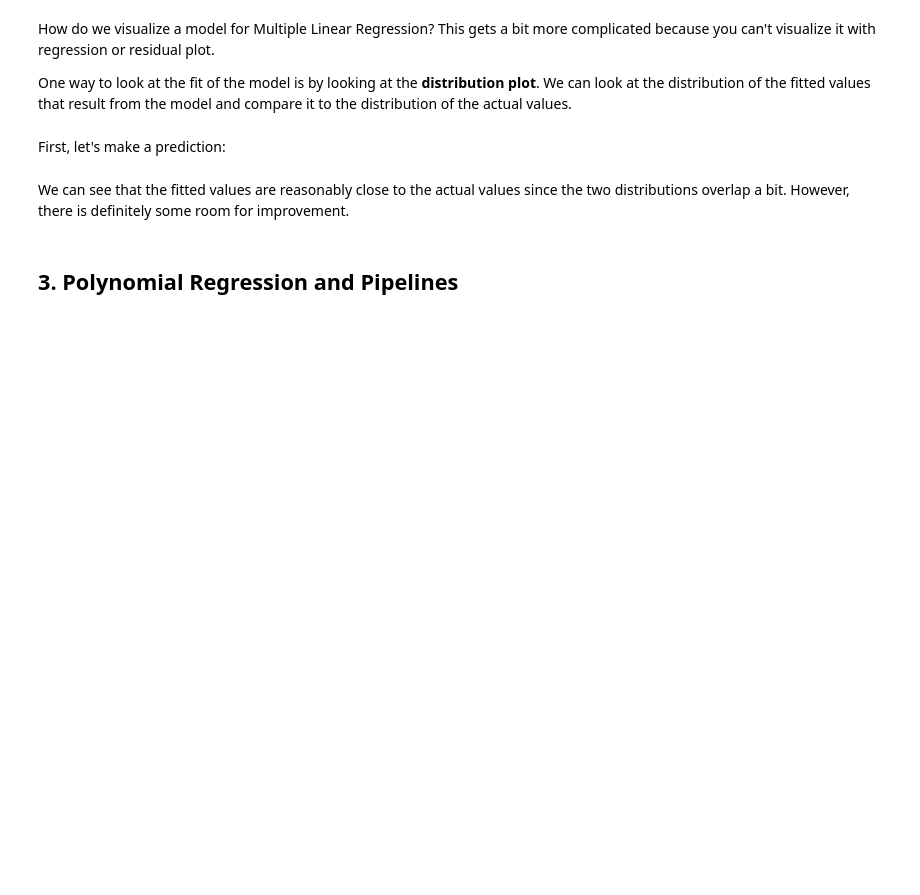
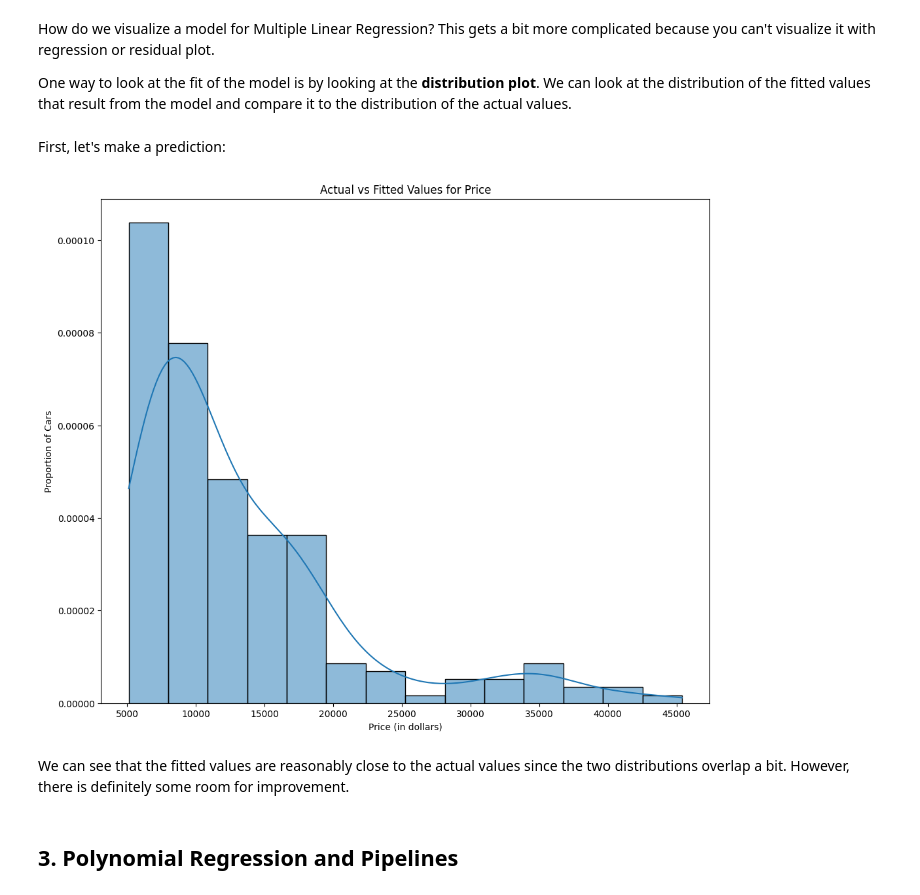
Before and after one commit to samarth003/ibm-data-science-repo, a Jupyter notebook: Python-Data-Analysis/Mod4/DA0101EN-4-Review-Model-Development-20231003-1696291200.jupyterlite.ipynb, the cells around one changed output. Drawn from its saved outputs; the diff is of its cells as text; code cells hidden in the pictures; blank space fills up the shorter version.

```diff
--- a/Python-Data-Analysis/Mod4/DA0101EN-4-Review-Model-Development-20231003-1696291200.jupyterlite.ipynb
+++ b/Python-Data-Analysis/Mod4/DA0101EN-4-Review-Model-Development-20231003-1696291200.jupyterlite.ipynb
@@ -485,17 +499,21 @@ Y_hat = lm.predict(Z)
 # %%
 plt.figure(figsize=(width, height))
 
 
-ax1 = sns.distplot(df['price'], hist=False, color="r", label="Actual Value")
-sns.distplot(Y_hat, hist=False, color="b", label="Fitted Values" , ax=ax1)
+# ax1 = sns.distplot(df['price'], hist=False, color="r", label="Actual Value")
+# sns.distplot(Y_hat, hist=False, color="b", label="Fitted Values" , ax=ax1)
 
+sns.histplot(data=df['price'], kde=True, stat="density")
+# sns.histplot(data=df, x=df["price"], y=Y_hat, kde=True)
 
 plt.title('Actual vs Fitted Values for Price')
 plt.xlabel('Price (in dollars)')
 plt.ylabel('Proportion of Cars')
 
 plt.show()
 plt.close()
+# %% [output]
+[figure, added]
 # %% [markdown]
 <p>We can see that the fitted values are reasonably close to the actual values since the two distributions overlap a bit. However, there is definitely some room for improvement.</p>
 # %% [markdown]
```
Also changed, not shown: parts of 24 cells of this notebook.
